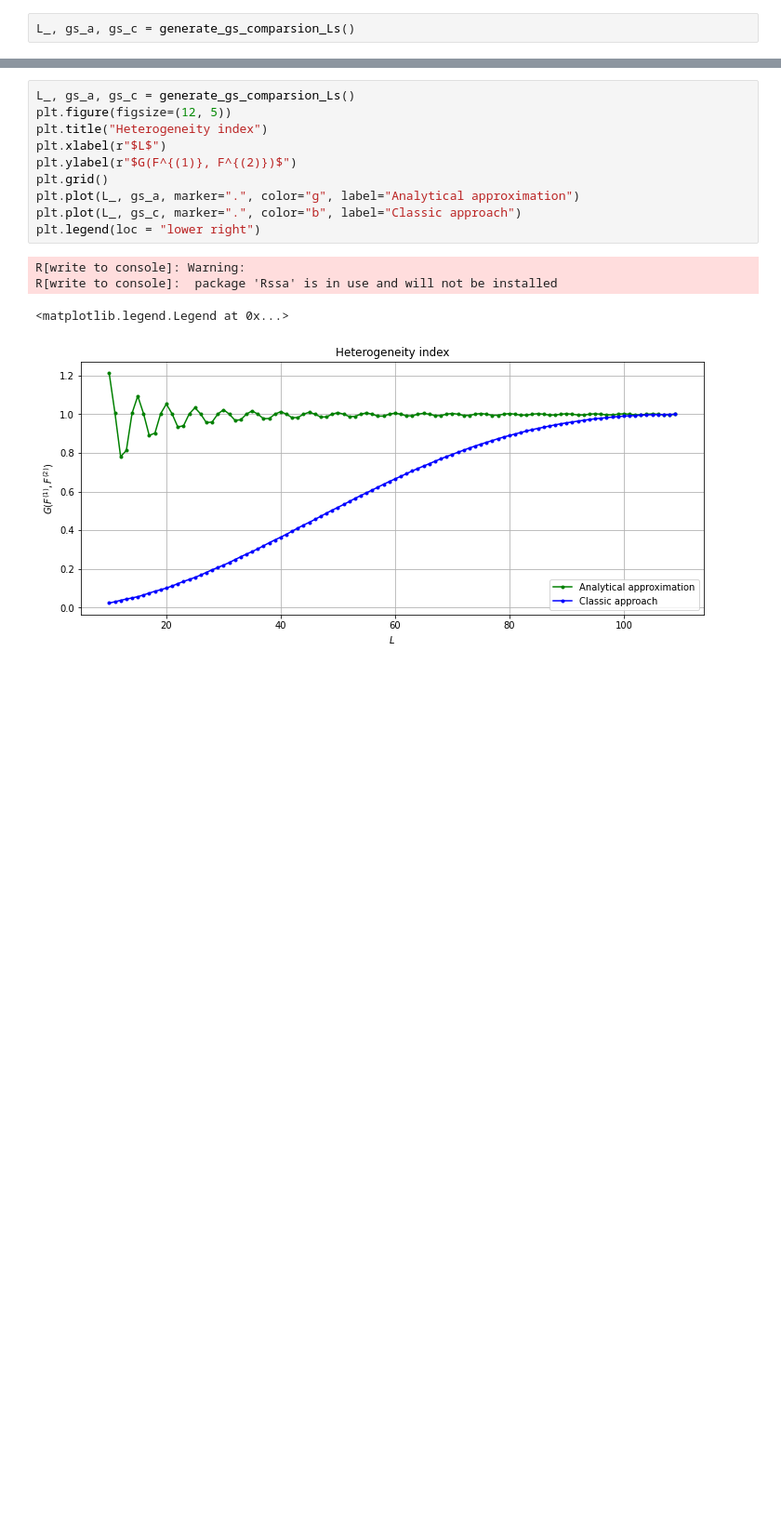
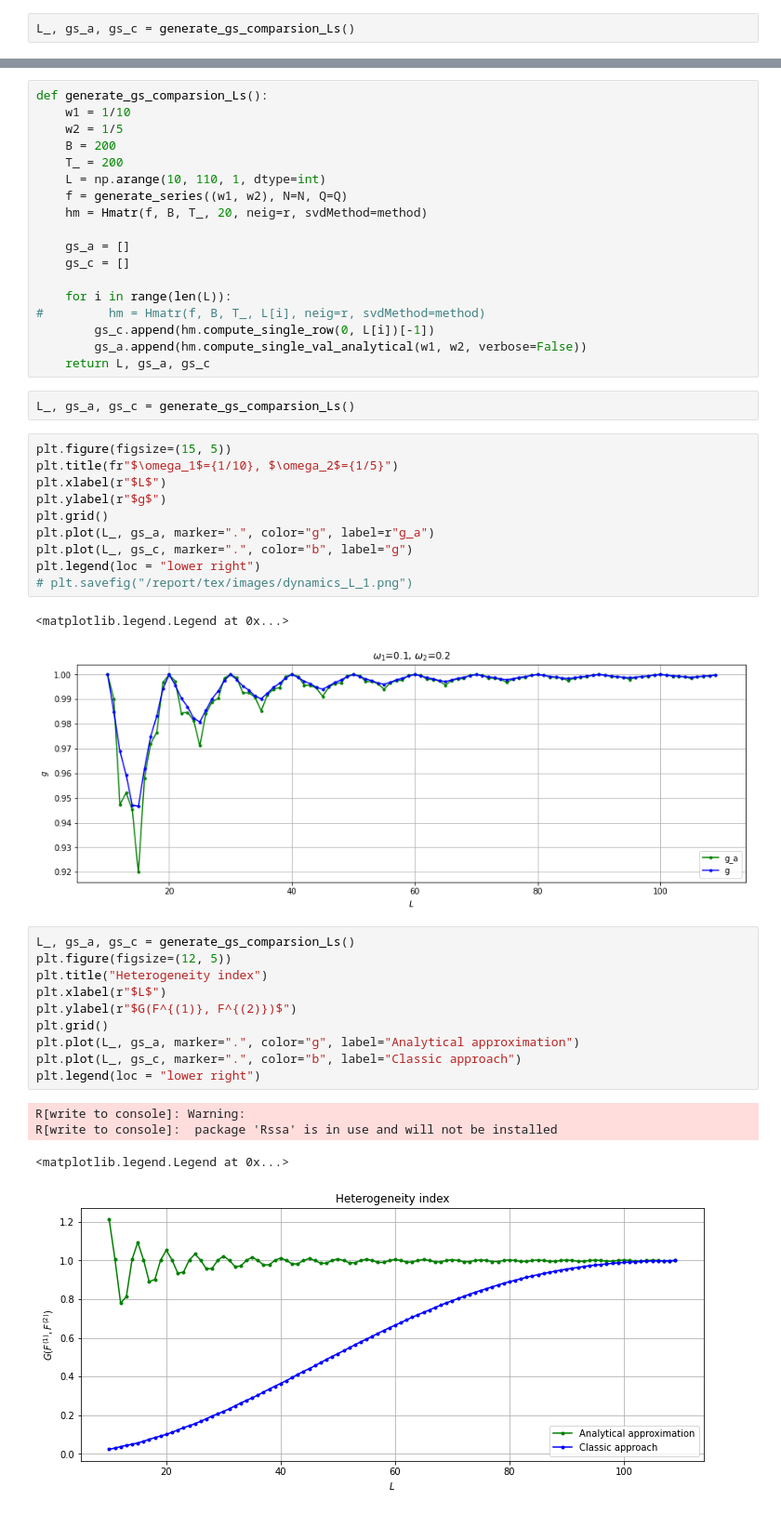
Before and after one commit to Loulaan/researchWork, a Jupyter notebook: Analytical.ipynb, the cells around one changed output, grey strips where cells are left out. Shown at 93% size. Drawn from its saved outputs; the diff is of its cells as text; blank space fills up the shorter version.

```diff
--- a/Analytical.ipynb
+++ b/Analytical.ipynb
@@ -411,3 +427,36 @@ plt.savefig("/report/tex/images/dynamics_L.png")
+# %%
+def generate_gs_comparsion_Ls():
+    w1 = 1/10
+    w2 = 1/5
+    B = 200
+    T_ = 200
+    L = np.arange(10, 110, 1, dtype=int)
+    f = generate_series((w1, w2), N=N, Q=Q)
+    hm = Hmatr(f, B, T_, 20, neig=r, svdMethod=method)
+
+    gs_a = []
+    gs_c = []
+
+    for i in range(len(L)):
+#         hm = Hmatr(f, B, T_, L[i], neig=r, svdMethod=method)
+        gs_c.append(hm.compute_single_row(0, L[i])[-1])
+        gs_a.append(hm.compute_single_val_analytical(w1, w2, verbose=False))
+    return L, gs_a, gs_c
+# %%
+L_, gs_a, gs_c = generate_gs_comparsion_Ls()
+# %%
+plt.figure(figsize=(15, 5))
+plt.title(fr"$\omega_1$={1/10}, $\omega_2$={1/5}")
+plt.xlabel(r"$L$")
+plt.ylabel(r"$g$")
+plt.grid()
+plt.plot(L_, gs_a, marker=".", color="g", label=r"g_a")
+plt.plot(L_, gs_c, marker=".", color="b", label="g")
+plt.legend(loc = "lower right")
+# plt.savefig("/report/tex/images/dynamics_L_1.png")
+# %% [output]
+<matplotlib.legend.Legend at 0x...>
+[figure, added]
 # %%
 L_, gs_a, gs_c = generate_gs_comparsion_Ls()
 plt.figure(figsize=(12, 5))
```
Also changed, not shown: parts of 15 cells of this notebook, 42 other files.
